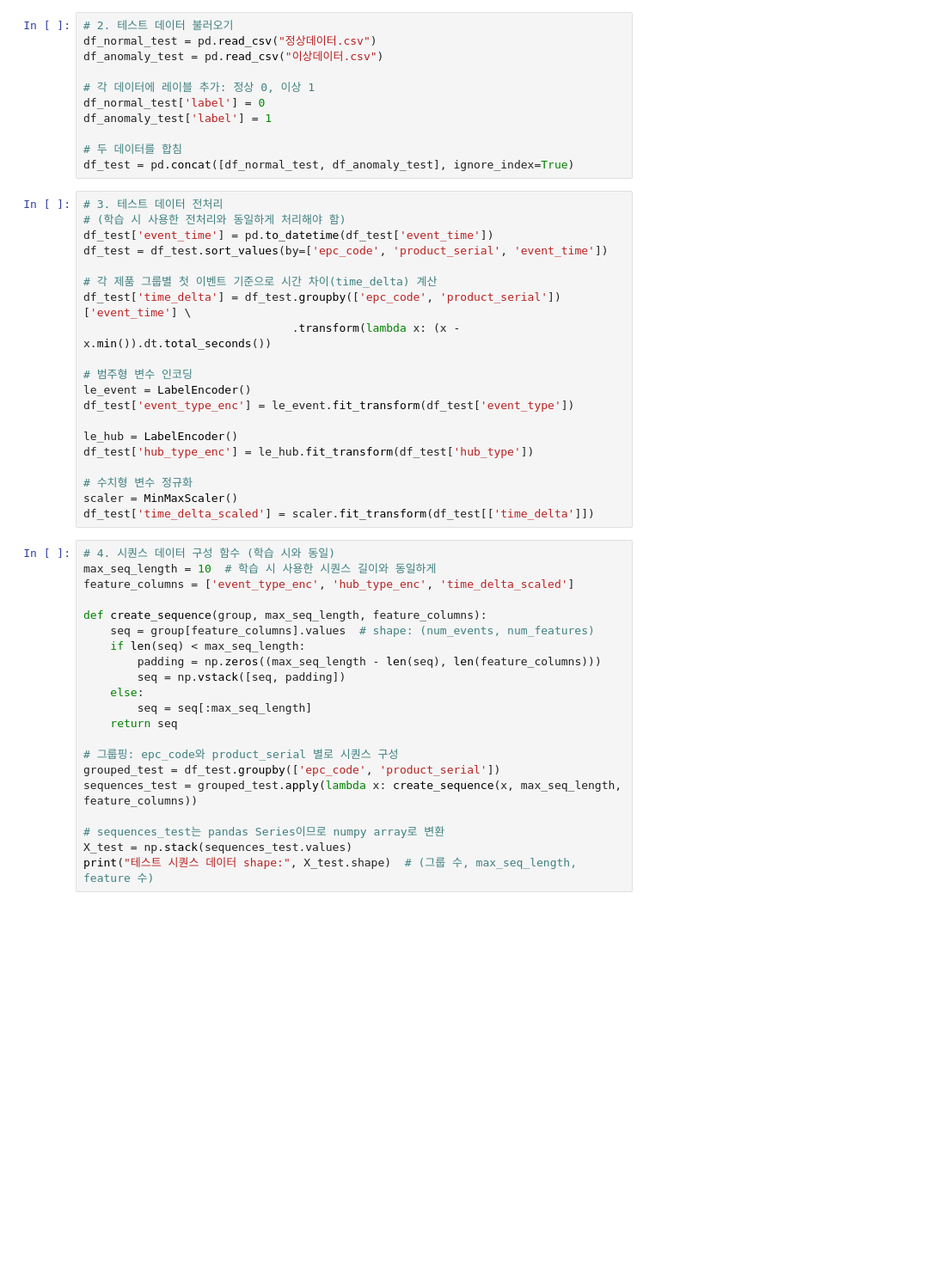
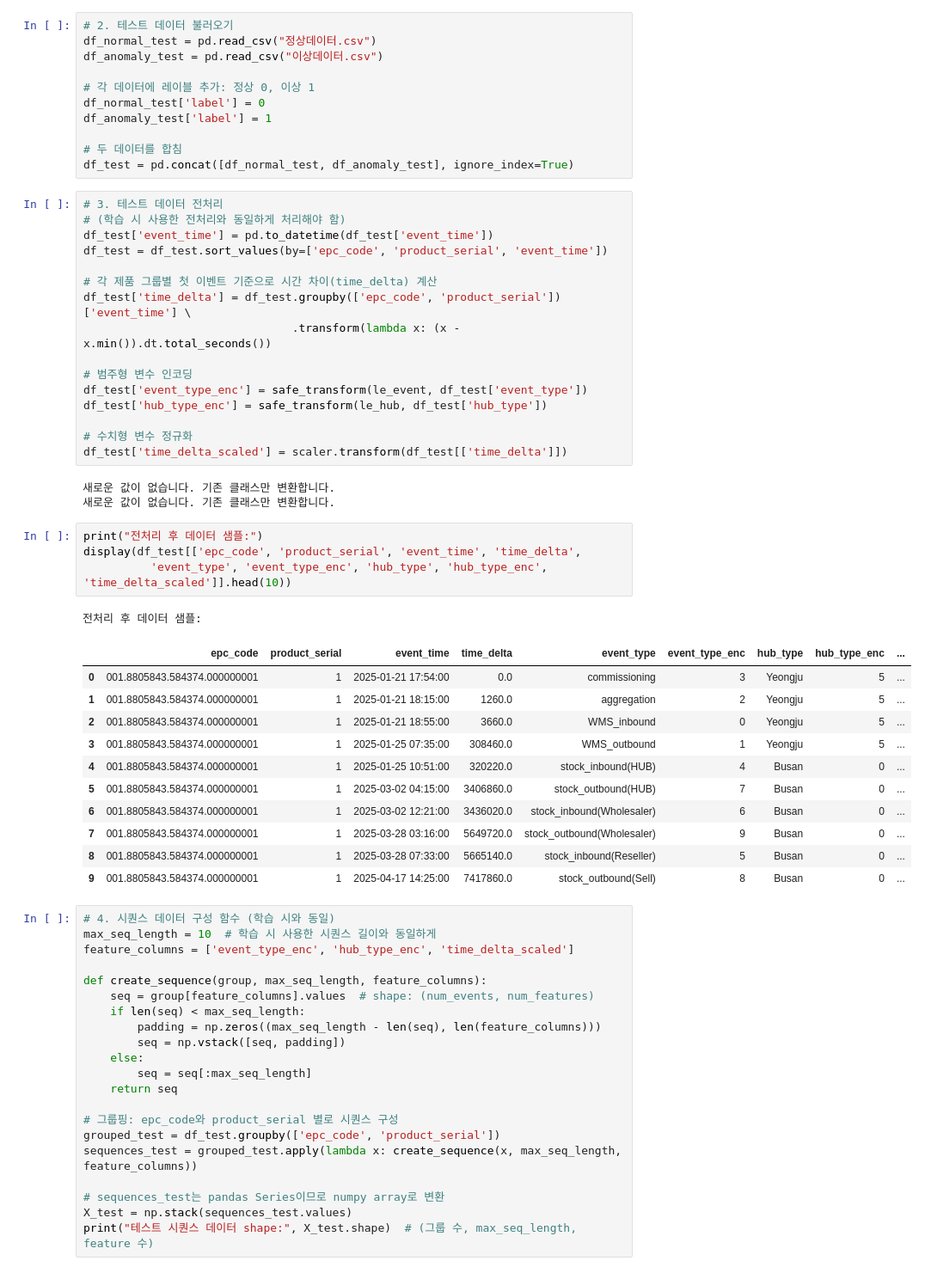
Before and after one commit to lenoau/AI_Project, a Jupyter notebook: Deep_Learning/LSTM_Test.ipynb, the cells around one changed output. Shown at 86% size. Saved outputs shown, nothing was run; the diff lists cells and outputs as text; blank space fills up the shorter version.

```diff
--- a/Deep_Learning/LSTM_Test.ipynb
+++ b/Deep_Learning/LSTM_Test.ipynb
@@ -42,15 +70,31 @@ df_test['time_delta'] = df_test.groupby(['epc_code', 'product_serial'])['event_t
                                .transform(lambda x: (x - x.min()).dt.total_seconds())
 
 # 범주형 변수 인코딩
-le_event = LabelEncoder()
-df_test['event_type_enc'] = le_event.fit_transform(df_test['event_type'])
-
-le_hub = LabelEncoder()
-df_test['hub_type_enc'] = le_hub.fit_transform(df_test['hub_type'])
+df_test['event_type_enc'] = safe_transform(le_event, df_test['event_type'])
+df_test['hub_type_enc'] = safe_transform(le_hub, df_test['hub_type'])
 
 # 수치형 변수 정규화
-scaler = MinMaxScaler()
-df_test['time_delta_scaled'] = scaler.fit_transform(df_test[['time_delta']])
+df_test['time_delta_scaled'] = scaler.transform(df_test[['time_delta']])
+# %% [output]
+새로운 값이 없습니다. 기존 클래스만 변환합니다.
+새로운 값이 없습니다. 기존 클래스만 변환합니다.
+# %%
+print("전처리 후 데이터 샘플:")
+display(df_test[['epc_code', 'product_serial', 'event_time', 'time_delta',
+          'event_type', 'event_type_enc', 'hub_type', 'hub_type_enc', 'time_delta_scaled']].head(10))
+# %% [output]
+전처리 후 데이터 샘플:
+|  | epc_code | product_serial | event_time | time_delta | event_type | event_type_enc | hub_type | hub_type_enc | ... |
+| 0 | 001.8805843.584374.000000001 | 1 | 2025-01-21 17:54:00 | 0.0 | commissioning | 3 | Yeongju | 5 | ... |
+| 1 | 001.8805843.584374.000000001 | 1 | 2025-01-21 18:15:00 | 1260.0 | aggregation | 2 | Yeongju | 5 | ... |
+| 2 | 001.8805843.584374.000000001 | 1 | 2025-01-21 18:55:00 | 3660.0 | WMS_inbound | 0 | Yeongju | 5 | ... |
+| 3 | 001.8805843.584374.000000001 | 1 | 2025-01-25 07:35:00 | 308460.0 | WMS_outbound | 1 | Yeongju | 5 | ... |
+| 4 | 001.8805843.584374.000000001 | 1 | 2025-01-25 10:51:00 | 320220.0 | stock_inbound(HUB) | 4 | Busan | 0 | ... |
+| 5 | 001.8805843.584374.000000001 | 1 | 2025-03-02 04:15:00 | 3406860.0 | stock_outbound(HUB) | 7 | Busan | 0 | ... |
+| 6 | 001.8805843.584374.000000001 | 1 | 2025-03-02 12:21:00 | 3436020.0 | stock_inbound(Wholesaler) | 6 | Busan | 0 | ... |
+| 7 | 001.8805843.584374.000000001 | 1 | 2025-03-28 03:16:00 | 5649720.0 | stock_outbound(Wholesaler) | 9 | Busan | 0 | ... |
+| 8 | 001.8805843.584374.000000001 | 1 | 2025-03-28 07:33:00 | 5665140.0 | stock_inbound(Reseller) | 5 | Busan | 0 | ... |
+| 9 | 001.8805843.584374.000000001 | 1 | 2025-04-17 14:25:00 | 7417860.0 | stock_outbound(Sell) | 8 | Busan | 0 | ... |
 # %%
 # 4. 시퀀스 데이터 구성 함수 (학습 시와 동일)
 max_seq_length = 10  # 학습 시 사용한 시퀀스 길이와 동일하게
```
Also changed, not shown: parts of 3 cells of this notebook, 12 other files.
